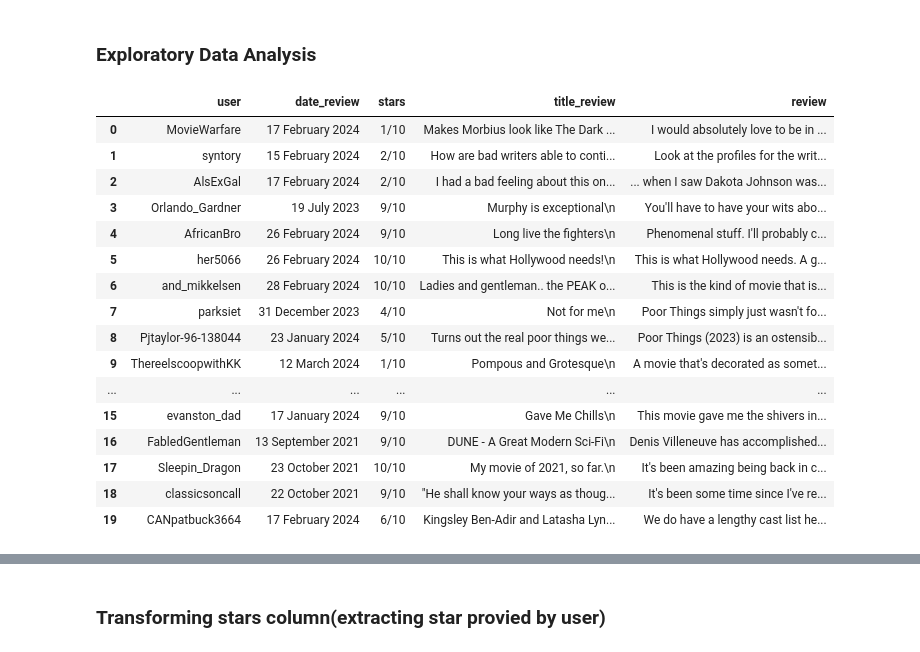
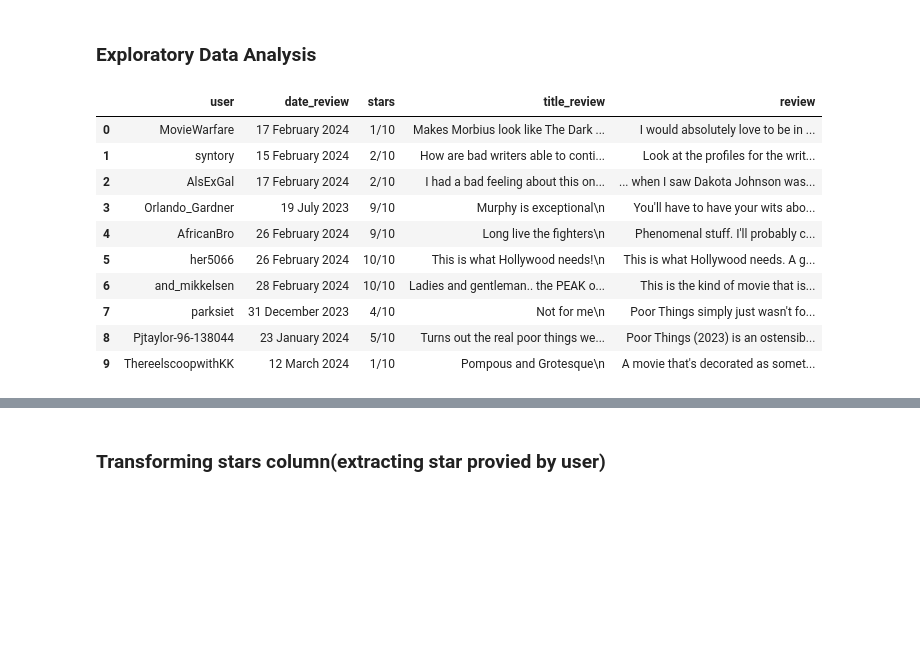
Before and after one commit to mr-rojit/movies-reviews-sentiment-analysis, a Jupyter notebook: Untitled.ipynb, the cells around one changed output, grey strips where cells are left out. Cells and saved outputs as stored; diff of their text form; code cells hidden in the pictures; blank space fills up the shorter version.

```diff
--- a/Untitled.ipynb
+++ b/Untitled.ipynb
@@ -14,25 +16,19 @@ from gensim.models import word2vec
 ### Exploratory Data Analysis
 # %%
 df = pd.read_csv('movies_reviews_final.csv')
-df.head(20)
+df.head(10)
 # %% [output]
 |  | user | date_review | stars | title_review | review |
 | 0 | MovieWarfare | 17 February 2024 | 1/10 | Makes Morbius look like The Dark ... | I would absolutely love to be in ... |
 | 1 | syntory | 15 February 2024 | 2/10 | How are bad writers able to conti... | Look at the profiles for the writ... |
 | 2 | AlsExGal | 17 February 2024 | 2/10 | I had a bad feeling about this on... | ... when I saw Dakota Johnson was... |
 | 3 | Orlando_Gardner | 19 July 2023 | 9/10 | Murphy is exceptional\n | You'll have to have your wits abo... |
 | 4 | AfricanBro | 26 February 2024 | 9/10 | Long live the fighters\n | Phenomenal stuff. I'll probably c... |
 | 5 | her5066 | 26 February 2024 | 10/10 | This is what Hollywood needs!\n | This is what Hollywood needs. A g... |
 | 6 | and_mikkelsen | 28 February 2024 | 10/10 | Ladies and gentleman.. the PEAK o... | This is the kind of movie that is... |
 | 7 | parksiet | 31 December 2023 | 4/10 | Not for me\n | Poor Things simply just wasn't fo... |
 | 8 | Pjtaylor-96-138044 | 23 January 2024 | 5/10 | Turns out the real poor things we... | Poor Things (2023) is an ostensib... |
 | 9 | ThereelscoopwithKK | 12 March 2024 | 1/10 | Pompous and Grotesque\n | A movie that's decorated as somet... |
-| ... | ... | ... | ... | ... | ... |
-| 15 | evanston_dad | 17 January 2024 | 9/10 | Gave Me Chills\n | This movie gave me the shivers in... |
-| 16 | FabledGentleman | 13 September 2021 | 9/10 | DUNE - A Great Modern Sci-Fi\n | Denis Villeneuve has accomplished... |
-| 17 | Sleepin_Dragon | 23 October 2021 | 10/10 | My movie of 2021, so far.\n | It's been amazing being back in c... |
-| 18 | classicsoncall | 22 October 2021 | 9/10 | "He shall know your ways as thoug... | It's been some time since I've re... |
-| 19 | CANpatbuck3664 | 17 February 2024 | 6/10 | Kingsley Ben-Adir and Latasha Lyn... | We do have a lengthy cast list he... |
 # %%
 df.shape
 # %% [output]
```
Also changed, not shown: parts of 33 cells of this notebook, 2 other files.
